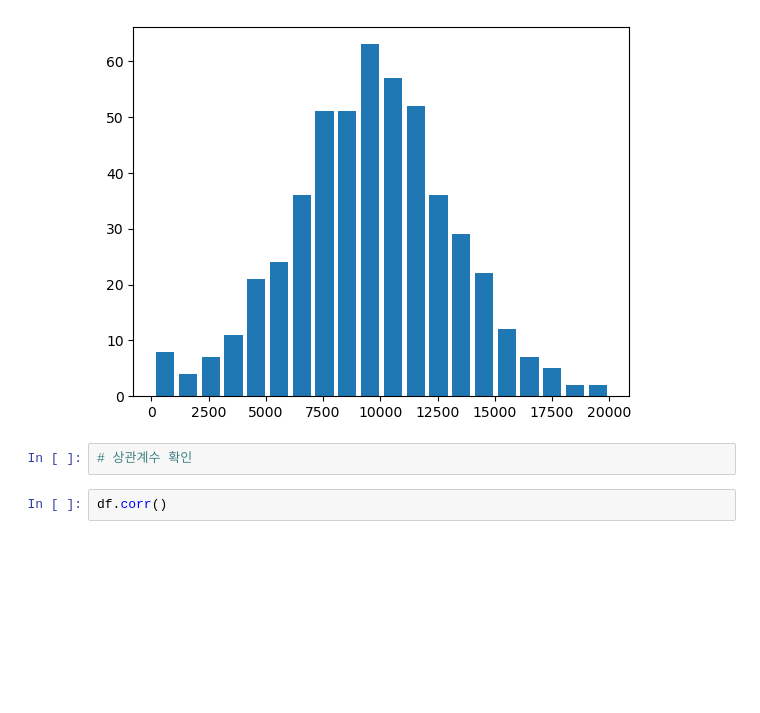
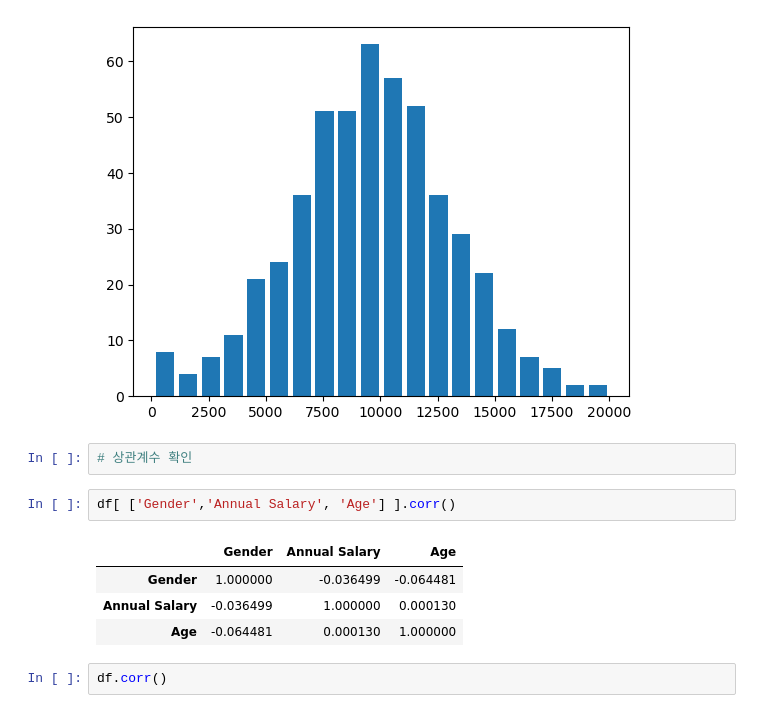
Before and after one commit to blockenters/streamlit_car_price_app, a Jupyter notebook: car_price_app.ipynb, the cells around one changed output. Cells and saved outputs as stored; diff of their text form; blank space fills up the shorter version.

```diff
--- a/car_price_app.ipynb
+++ b/car_price_app.ipynb
@@ -80,6 +86,13 @@ plt.show()
 [figure]
 # %%
 # 상관계수 확인
+# %%
+df[ ['Gender','Annual Salary', 'Age'] ].corr()
+# %% [output]
+|  | Gender | Annual Salary | Age |
+| Gender | 1.000000 | -0.036499 | -0.064481 |
+| Annual Salary | -0.036499 | 1.000000 | 0.000130 |
+| Age | -0.064481 | 0.000130 | 1.000000 |
 # %%
 df.corr()
 # %% [output]
```
Also changed, not shown: parts of 1 cell of this notebook, 3 other files.
